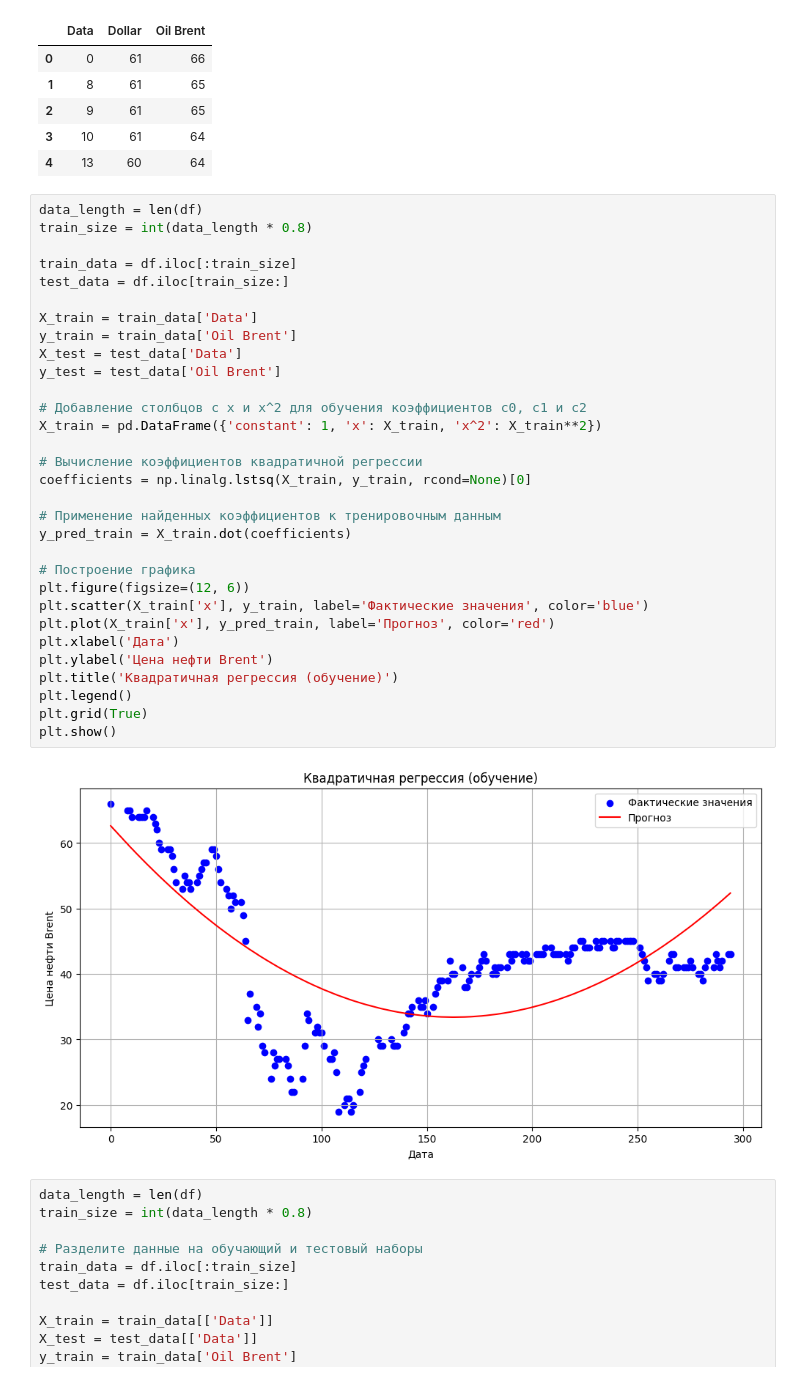
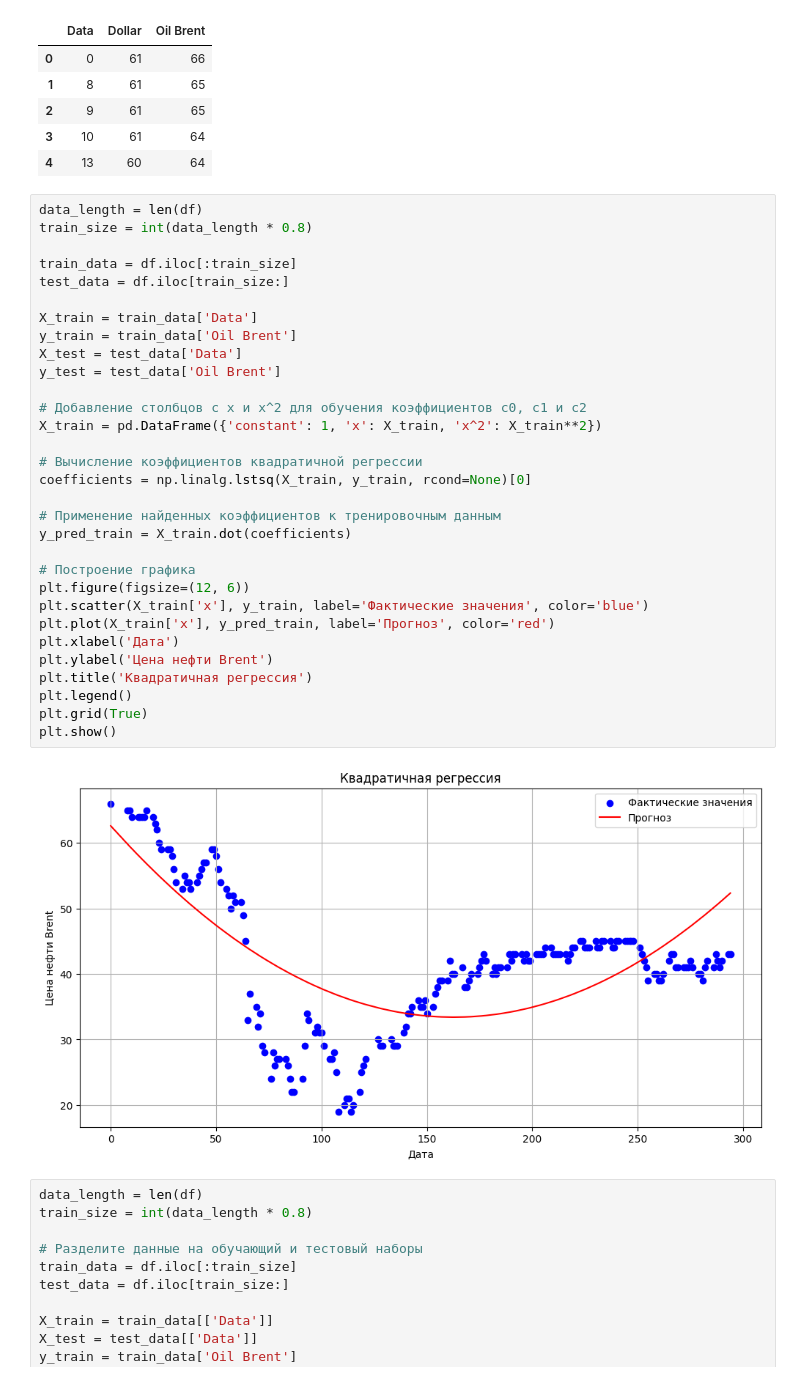
Before and after one commit to GIFONOT/ML2, a Jupyter notebook: ML4/data.ipynb, the cells around one changed output. Saved outputs shown, nothing was run; the diff lists cells and outputs as text.

```diff
--- a/ML4/data.ipynb
+++ b/ML4/data.ipynb
@@ -32,35 +32,35 @@ df.head()
 data_length = len(df)
 train_size = int(data_length * 0.8)
 
 train_data = df.iloc[:train_size]
 test_data = df.iloc[train_size:]
 
 X_train = train_data['Data']
 y_train = train_data['Oil Brent']
 X_test = test_data['Data']
 y_test = test_data['Oil Brent']
 
 # Добавление столбцов с x и x^2 для обучения коэффициентов c0, c1 и c2
 X_train = pd.DataFrame({'constant': 1, 'x': X_train, 'x^2': X_train**2})
 
 # Вычисление коэффициентов квадратичной регрессии
 coefficients = np.linalg.lstsq(X_train, y_train, rcond=None)[0]
 
 # Применение найденных коэффициентов к тренировочным данным
 y_pred_train = X_train.dot(coefficients)
 
 # Построение графика
 plt.figure(figsize=(12, 6))
 plt.scatter(X_train['x'], y_train, label='Фактические значения', color='blue')
 plt.plot(X_train['x'], y_pred_train, label='Прогноз', color='red')
 plt.xlabel('Дата')
 plt.ylabel('Цена нефти Brent')
-plt.title('Квадратичная регрессия (обучение)')
+plt.title('Квадратичная регрессия')
 plt.legend()
 plt.grid(True)
 plt.show()
 # %% [output]
-[figure, old version]
+[figure, new version]
 # %%
 data_length = len(df)
 train_size = int(data_length * 0.8)
```
Also changed, not shown: 3 other files.
